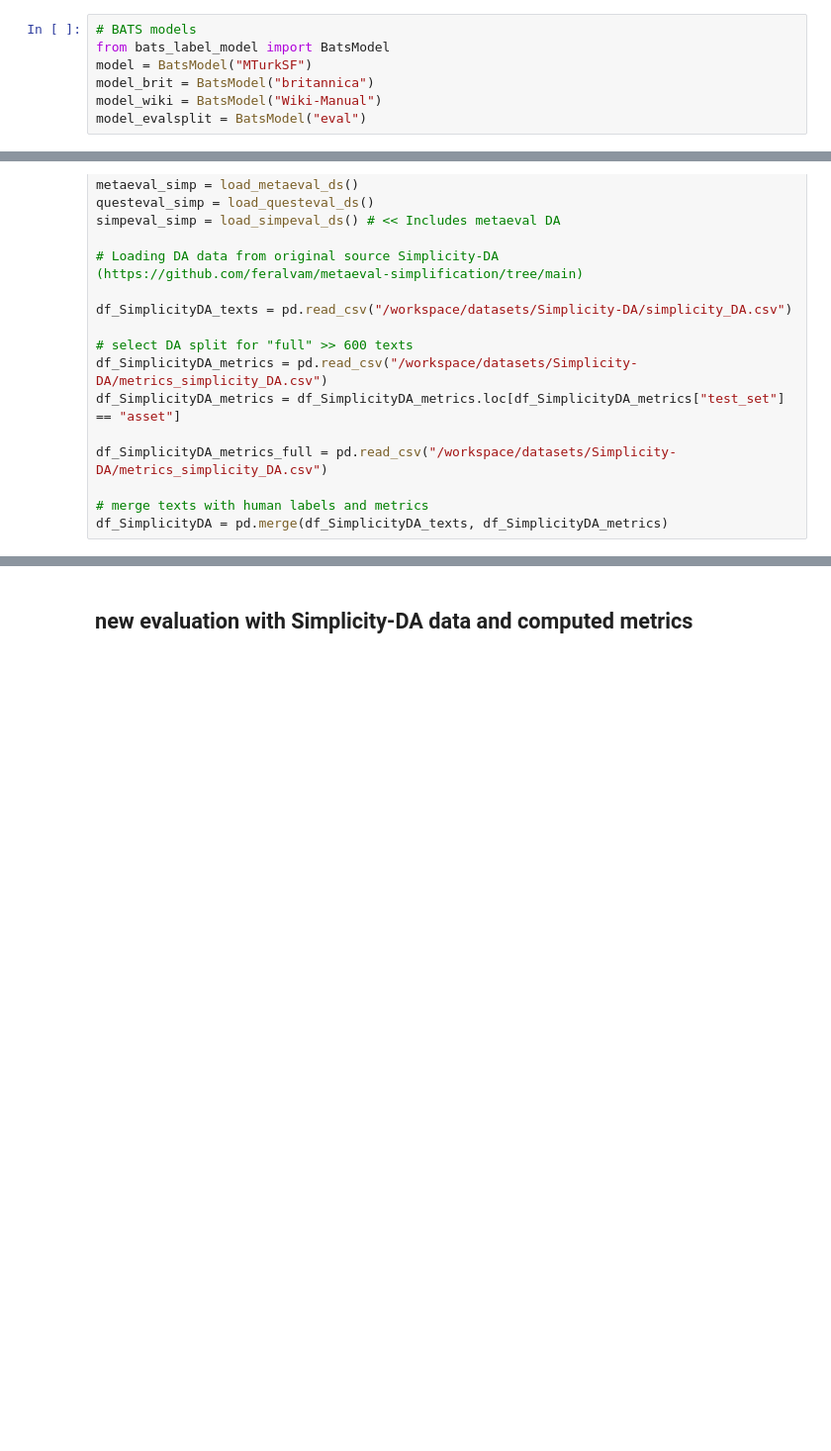
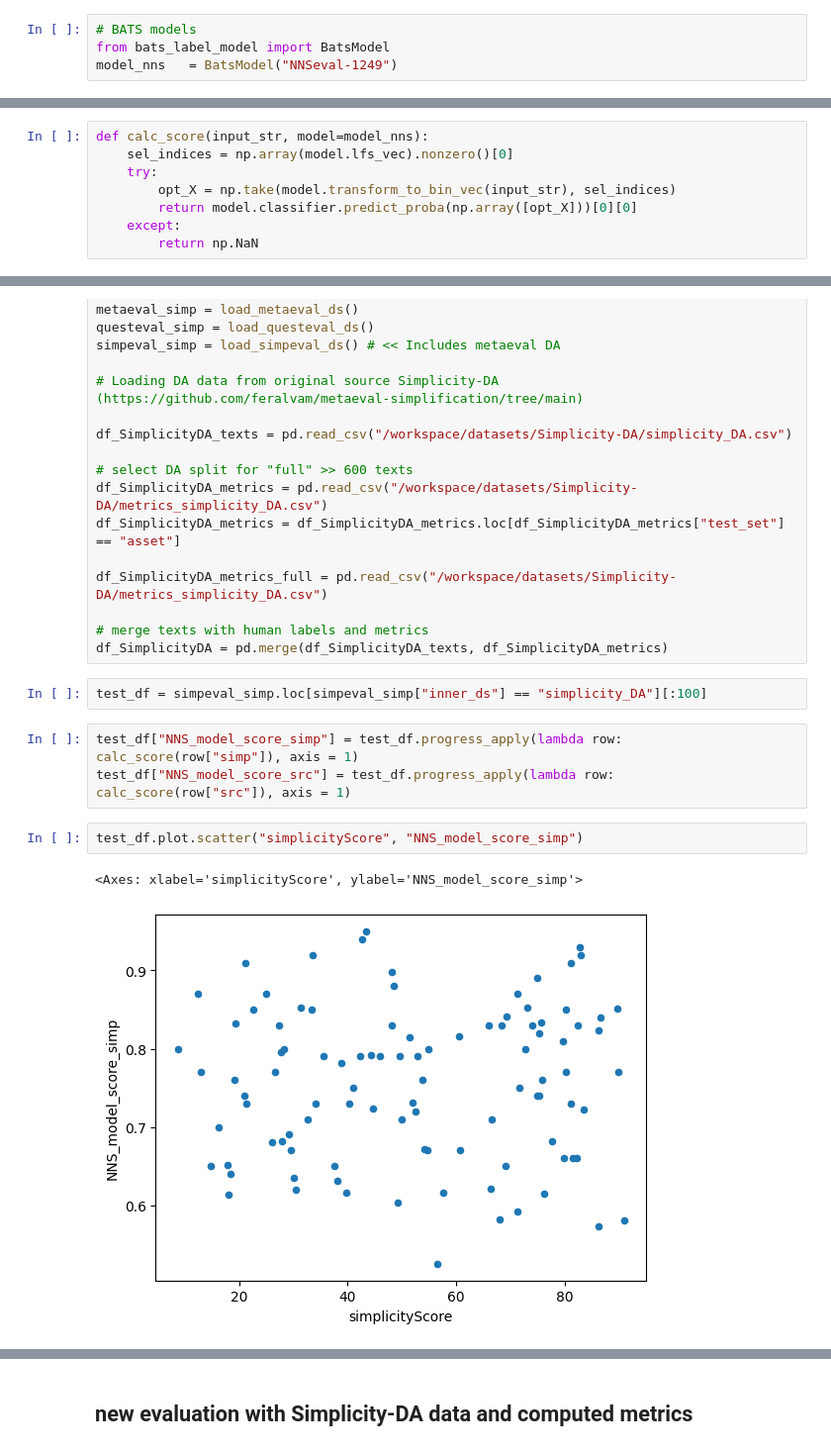
Before and after one commit to bjoernengelmann/BATS, a Jupyter notebook: workspace/lf_evaluation.ipynb, the cells around one changed output, grey strips where cells are left out. Shown at 99% size. Drawn from its saved outputs; the diff is of its cells as text; blank space fills up the shorter version.

```diff
--- a/workspace/lf_evaluation.ipynb
+++ b/workspace/lf_evaluation.ipynb
@@ -47,7 +47,4 @@ INFO: Pandarallel will use Memory file system to transfer data between the main
 # %%
 # BATS models
 from bats_label_model import BatsModel
-model = BatsModel("MTurkSF")
-model_brit = BatsModel("britannica")
-model_wiki = BatsModel("Wiki-Manual")
-model_evalsplit = BatsModel("eval")
+model_nns   = BatsModel("NNSeval-1249")
@@ -55,0 +59,8 @@ FileNotFoundError: [Errno 2] No such file or directory: '/workspace/datasets/ta_
+# %%
+def calc_score(input_str, model=model_nns):
+    sel_indices = np.array(model.lfs_vec).nonzero()[0]
+    try:
+        opt_X = np.take(model.transform_to_bin_vec(input_str), sel_indices)
+        return model.classifier.predict_proba(np.array([opt_X]))[0][0]
+    except:
+        return np.NaN
@@ -79,3 +94,13 @@ df_SimplicityDA_metrics_full = pd.read_csv("/workspace/datasets/Simplicity-DA/me
 
 # merge texts with human labels and metrics
 df_SimplicityDA = pd.merge(df_SimplicityDA_texts, df_SimplicityDA_metrics)
+# %%
+test_df = simpeval_simp.loc[simpeval_simp["inner_ds"] == "simplicity_DA"][:100]
+# %%
+test_df["NNS_model_score_simp"] = test_df.progress_apply(lambda row: calc_score(row["simp"]), axis = 1)
+test_df["NNS_model_score_src"] = test_df.progress_apply(lambda row: calc_score(row["src"]), axis = 1)
+# %%
+test_df.plot.scatter("simplicityScore", "NNS_model_score_simp")
+# %% [output]
+<Axes: xlabel='simplicityScore', ylabel='NNS_model_score_simp'>
+[figure, added]
```
Also changed, not shown: parts of 7 cells of this notebook, 1 other file.
